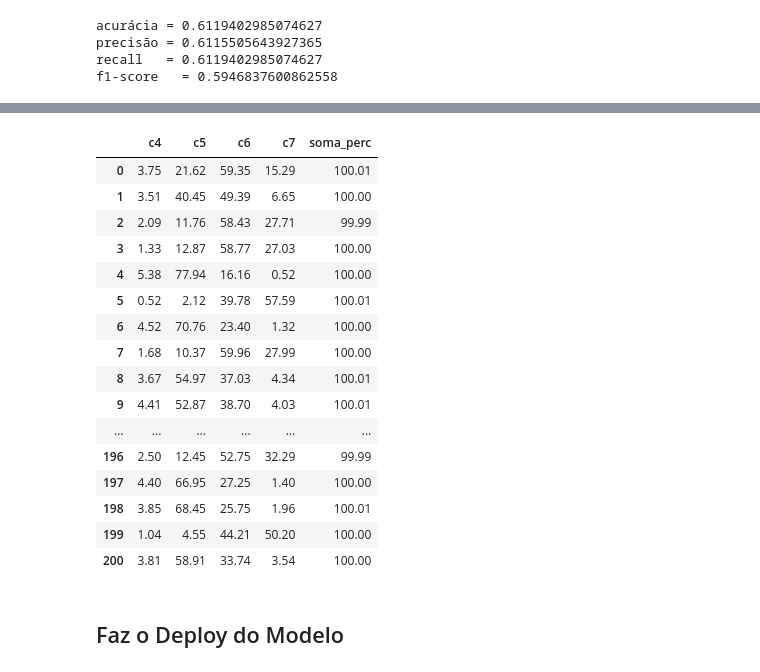
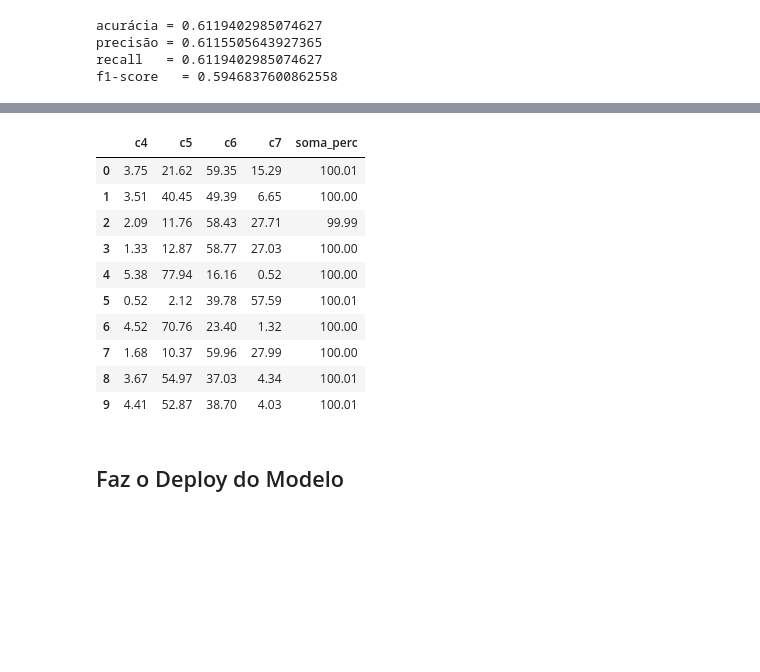
Before and after one commit to jairobernardesjunior/qualidade_do_vinho_tinto, a Jupyter notebook: qualidade_do_vinho_tinto_treina_prediz.ipynb, the cells around one changed output, grey strips where cells are left out. Drawn from its saved outputs; the diff is of its cells as text; code cells hidden in the pictures; blank space fills up the shorter version.

```diff
--- a/qualidade_do_vinho_tinto_treina_prediz.ipynb
+++ b/qualidade_do_vinho_tinto_treina_prediz.ipynb
@@ -132,25 +133,19 @@ dfproba = round(dfproba*100, 2)
 dfproba['soma_perc'] = dfproba.c4 + dfproba.c5 + dfproba.c6 + dfproba.c7
 # %%
 # exibe o dataframe para checar os percentuais
-dfproba
+dfproba.head(10)
 # %% [output]
 |  | c4 | c5 | c6 | c7 | soma_perc |
 | 0 | 3.75 | 21.62 | 59.35 | 15.29 | 100.01 |
 | 1 | 3.51 | 40.45 | 49.39 | 6.65 | 100.00 |
 | 2 | 2.09 | 11.76 | 58.43 | 27.71 | 99.99 |
 | 3 | 1.33 | 12.87 | 58.77 | 27.03 | 100.00 |
 | 4 | 5.38 | 77.94 | 16.16 | 0.52 | 100.00 |
 | 5 | 0.52 | 2.12 | 39.78 | 57.59 | 100.01 |
 | 6 | 4.52 | 70.76 | 23.40 | 1.32 | 100.00 |
 | 7 | 1.68 | 10.37 | 59.96 | 27.99 | 100.00 |
 | 8 | 3.67 | 54.97 | 37.03 | 4.34 | 100.01 |
 | 9 | 4.41 | 52.87 | 38.70 | 4.03 | 100.01 |
-| ... | ... | ... | ... | ... | ... |
-| 196 | 2.50 | 12.45 | 52.75 | 32.29 | 99.99 |
-| 197 | 4.40 | 66.95 | 27.25 | 1.40 | 100.00 |
-| 198 | 3.85 | 68.45 | 25.75 | 1.96 | 100.01 |
-| 199 | 1.04 | 4.55 | 44.21 | 50.20 | 100.00 |
-| 200 | 3.81 | 58.91 | 33.74 | 3.54 | 100.00 |
 # %% [markdown]
 ## Faz o Deploy do Modelo
 # %%
```
Also changed, not shown: parts of 5 cells of this notebook, 4 other files.
